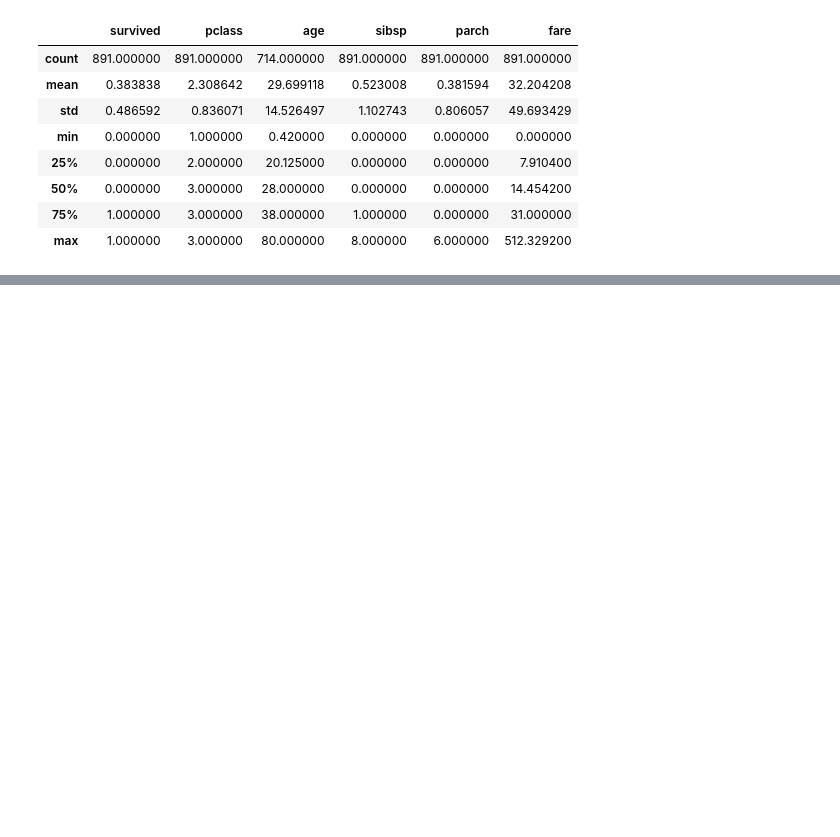
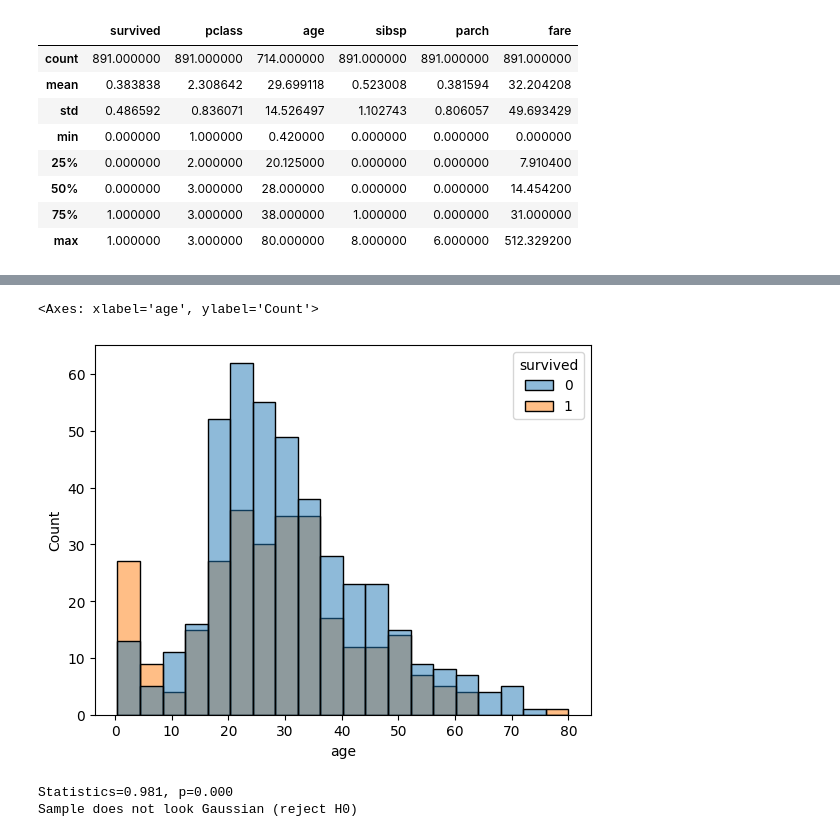
Before and after one commit to qasim697/python_ka_chilla, a Jupyter notebook: day_15/sta9.ipynb, the cells around one changed output, grey strips where cells are left out. Drawn from its saved outputs; the diff is of its cells as text; code cells hidden in the pictures; blank space fills up the shorter version.

```diff
--- a/day_15/sta9.ipynb
+++ b/day_15/sta9.ipynb
@@ -127,0 +126,3 @@ df.describe()
+# %%
+df['HAVE_FAMILY'] = (df['parch'] > 0) | (df['sibsp'] > 0)
+df.head()
@@ -127,0 +136,25 @@ df.describe()
+# %%
+sns.histplot(df, x='age', hue='survived')
+# %% [output]
+<Axes: xlabel='age', ylabel='Count'>
+[figure, added]
+# %%
+from scipy.stats import shapiro
+
+# Drop NaN values from the 'age' column
+age_data = df['age'].dropna()
+
+# Apply the Shapiro-Wilk test
+stat, p_value = shapiro(age_data)
+
+print('Statistics=%.3f, p=%.3f' % (stat, p_value))
+
+# Interpret the result
+alpha = 0.05
+if p_value > alpha:
+      print('Sample looks Gaussian (fail to reject H0)')
+else:
+      print('Sample does not look Gaussian (reject H0)')
+# %% [output]
+Statistics=0.981, p=0.000
+Sample does not look Gaussian (reject H0)
```
Also changed, not shown: parts of 12 cells of this notebook.
